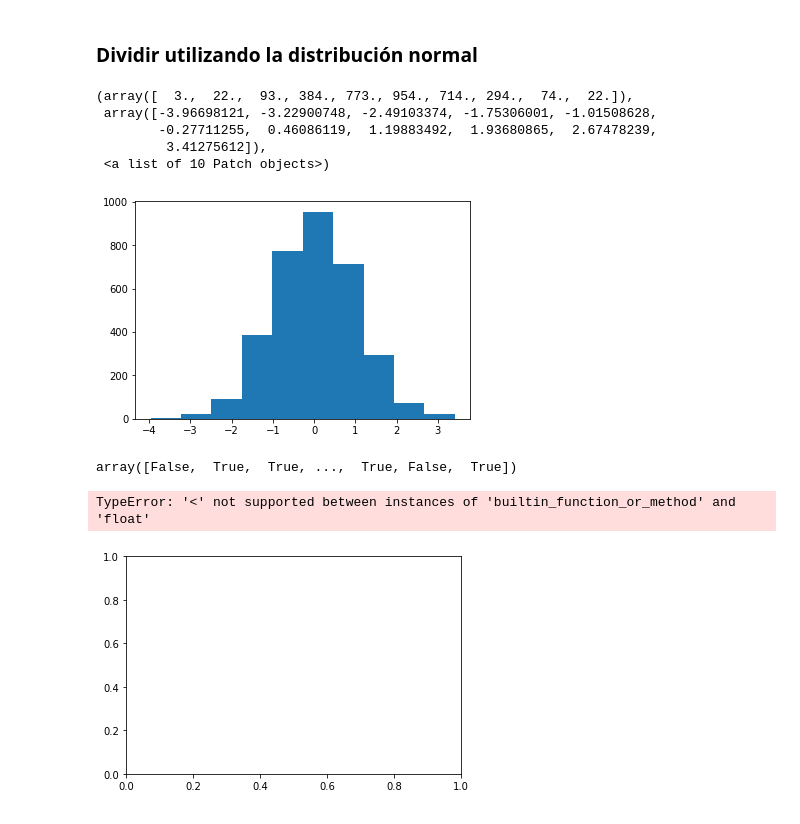
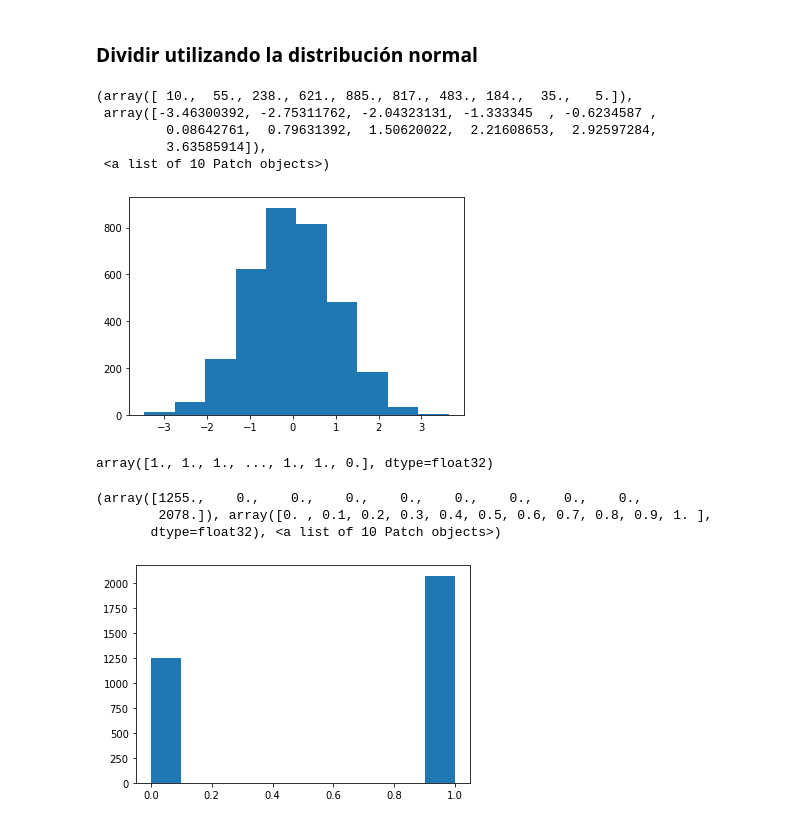
Before and after one commit to ameliendrez/machine-learning-data, a Jupyter notebook: My-Example/6. Data Cleaning - Agrupación de Datos.ipynb, the cells around one changed output. Cells and saved outputs as stored; diff of their text form; code cells hidden in the pictures.

```diff
--- a/My-Example/6. Data Cleaning - Agrupación de Datos.ipynb
+++ b/My-Example/6. Data Cleaning - Agrupación de Datos.ipynb
@@ -412,30 +413,33 @@ mainpath = "D://Otros/machine-learning-data/python-ml-course/datasets/"
 filename = "customer-churn-model/Customer Churn Model.txt"
 fullpath = os.path.join(mainpath, filename)
 # %%
-data = pd.read_csv(fullpath)
-len(data)
+data2 = pd.read_csv(fullpath)
+len(data2)
 # %% [output]
 3333
 # %% [markdown]
 ### Dividir utilizando la distribución normal
 # %%
-a = np.random.randn(len(data))
+a = np.random.randn(len(data2))
 plt.hist(a)
 # %% [output]
-(array([  3.,  22.,  93., 384., 773., 954., 714., 294.,  74.,  22.]),
- array([-3.96698121, -3.22900748, -2.49103374, -1.75306001, -1.01508628,
-        -0.27711255,  0.46086119,  1.19883492,  1.93680865,  2.67478239,
-         3.41275612]),
+(array([ 10.,  55., 238., 621., 885., 817., 483., 184.,  35.,   5.]),
+ array([-3.46300392, -2.75311762, -2.04323131, -1.333345  , -0.6234587 ,
+         0.08642761,  0.79631392,  1.50620022,  2.21608653,  2.92597284,
+         3.63585914]),
  <a list of 10 Patch objects>)
-[figure, old version]
+[figure, new version]
 # %%
 # se puede devidir a valores menores a un valor
-check = (a < 1)
+check = a < 0.3
+check = check.astype(np.float32) ## Si no hago esto, tira error por error con plt con array de boolean
 check
 # %% [output]
-array([False,  True,  True, ...,  True, False,  True])
+array([1., 1., 1., ..., 1., 1., 0.], dtype=float32)
 # %%
-plt.hist(check.all)
+plt.hist(check)
 # %% [output]
-TypeError: '<' not supported between instances of 'builtin_function_or_method' and 'float'
+(array([1255.,    0.,    0.,    0.,    0.,    0.,    0.,    0.,    0.,
+        2078.]), array([0. , 0.1, 0.2, 0.3, 0.4, 0.5, 0.6, 0.7, 0.8, 0.9, 1. ],
+       dtype=float32), <a list of 10 Patch objects>)
-[figure, old version]
+[figure, new version]
```
Also changed, not shown: parts of 26 cells of this notebook.
